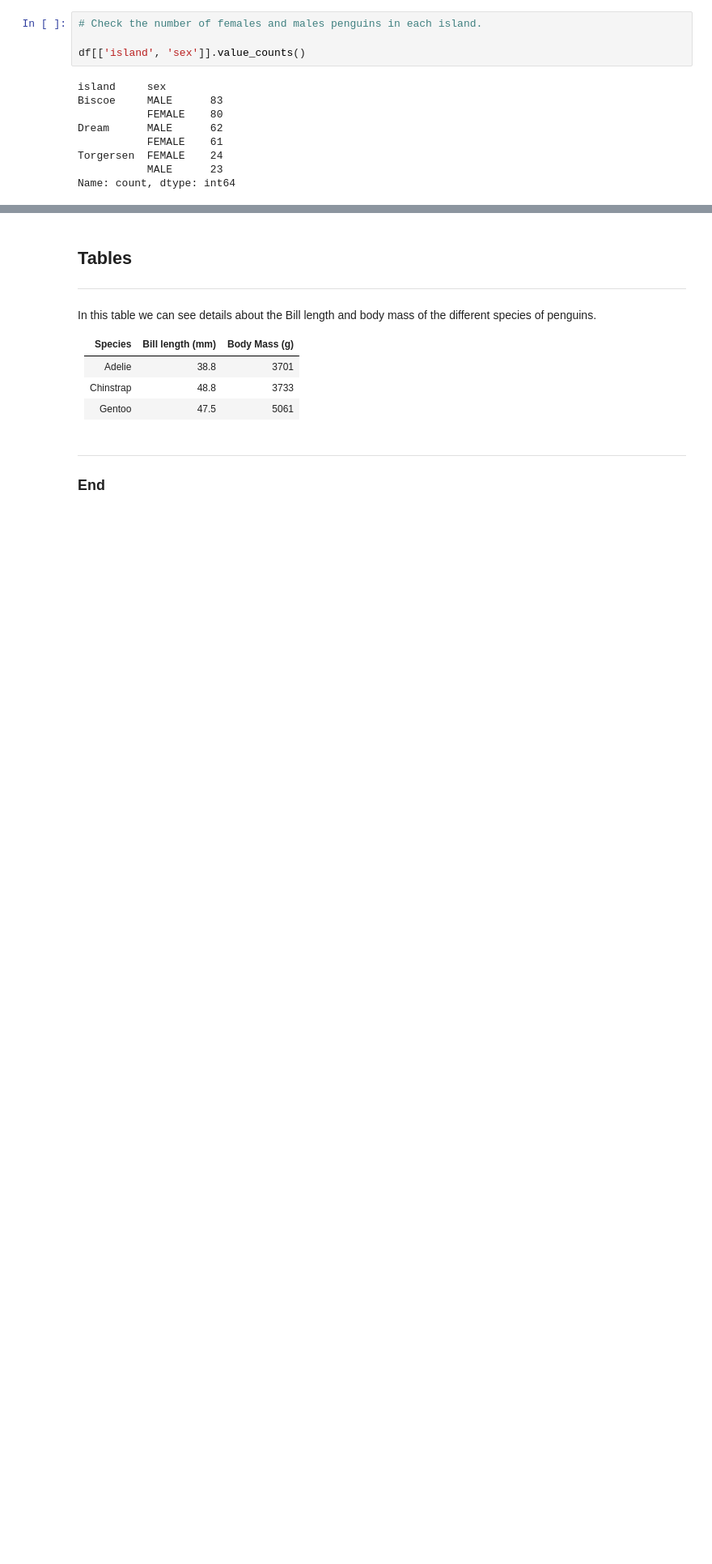
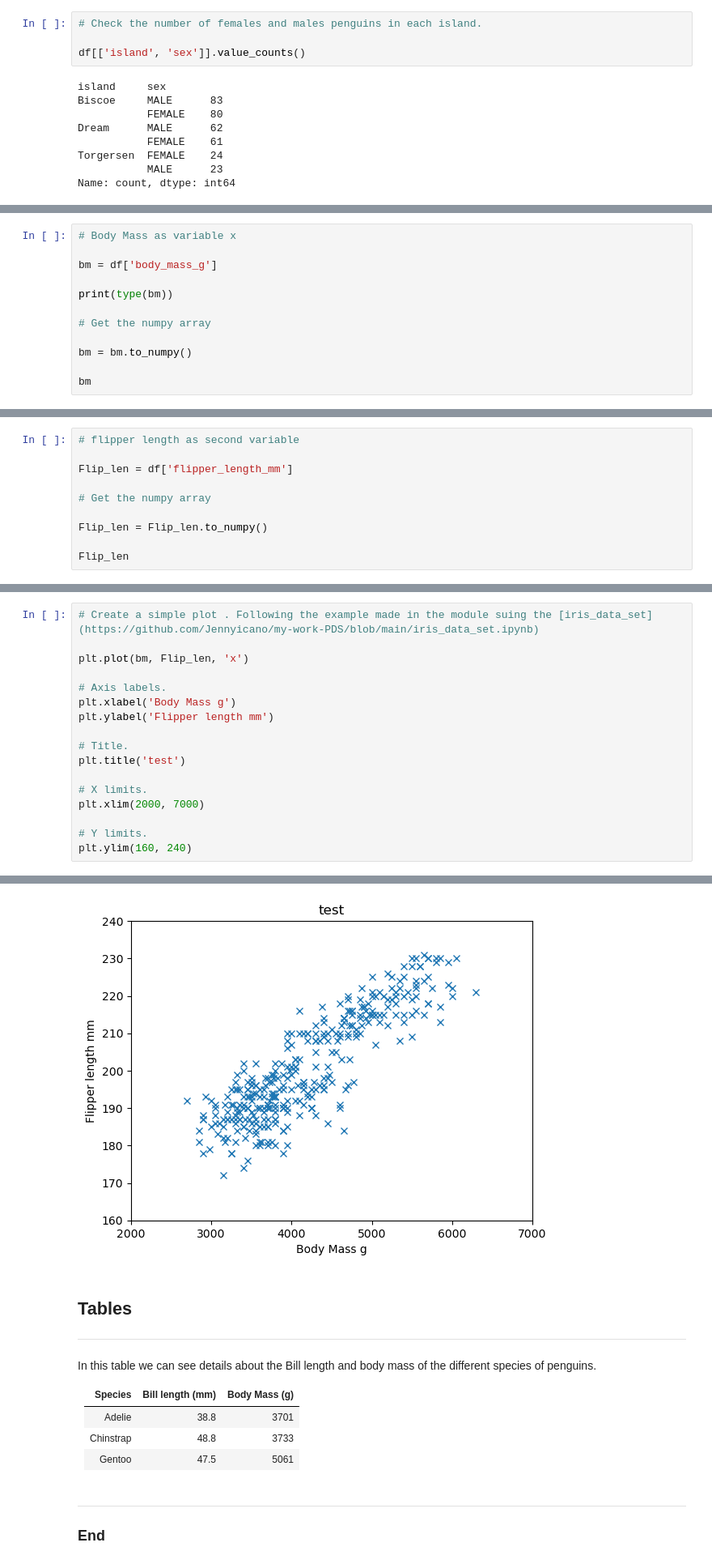
Before and after one commit to Jennyicano/myproject, a Jupyter notebook: penguins.ipynb, the cells around one changed output, grey strips where cells are left out. Shown: that part at 81% size. Drawn from its saved outputs; the diff is of its cells as text; blank space fills up the shorter version.

```diff
--- a/penguins.ipynb
+++ b/penguins.ipynb
@@ -414,0 +423,12 @@ Name: body_mass_g, Length: 344, dtype: float64
+# %%
+# Body Mass as variable x
+
+bm = df['body_mass_g']
+
+print(type(bm))
+
+# Get the numpy array
+
+bm = bm.to_numpy()
+
+bm
@@ -414,0 +454,10 @@ Name: body_mass_g, Length: 344, dtype: float64
+# %%
+# flipper length as second variable
+
+Flip_len = df['flipper_length_mm']
+
+# Get the numpy array
+
+Flip_len = Flip_len.to_numpy()
+
+Flip_len
@@ -414,0 +482,18 @@ Name: body_mass_g, Length: 344, dtype: float64
+# %%
+# Create a simple plot . Following the example made in the module suing the [iris_data_set](https://github.com/Jennyicano/my-work-PDS/blob/main/iris_data_set.ipynb)
+
+plt.plot(bm, Flip_len, 'x')
+
+# Axis labels.
+plt.xlabel('Body Mass g')
+plt.ylabel('Flipper length mm')
+
+# Title.
+plt.title('test')
+
+# X limits.
+plt.xlim(2000, 7000)
+
+# Y limits.
+plt.ylim(160, 240)
+# %% [output]
@@ -415,3 +501,4 @@ Name: body_mass_g, Length: 344, dtype: float64
+[figure, added]
 # %% [markdown]
 ## Tables
 
```
Also changed, not shown: parts of 8 cells of this notebook.
